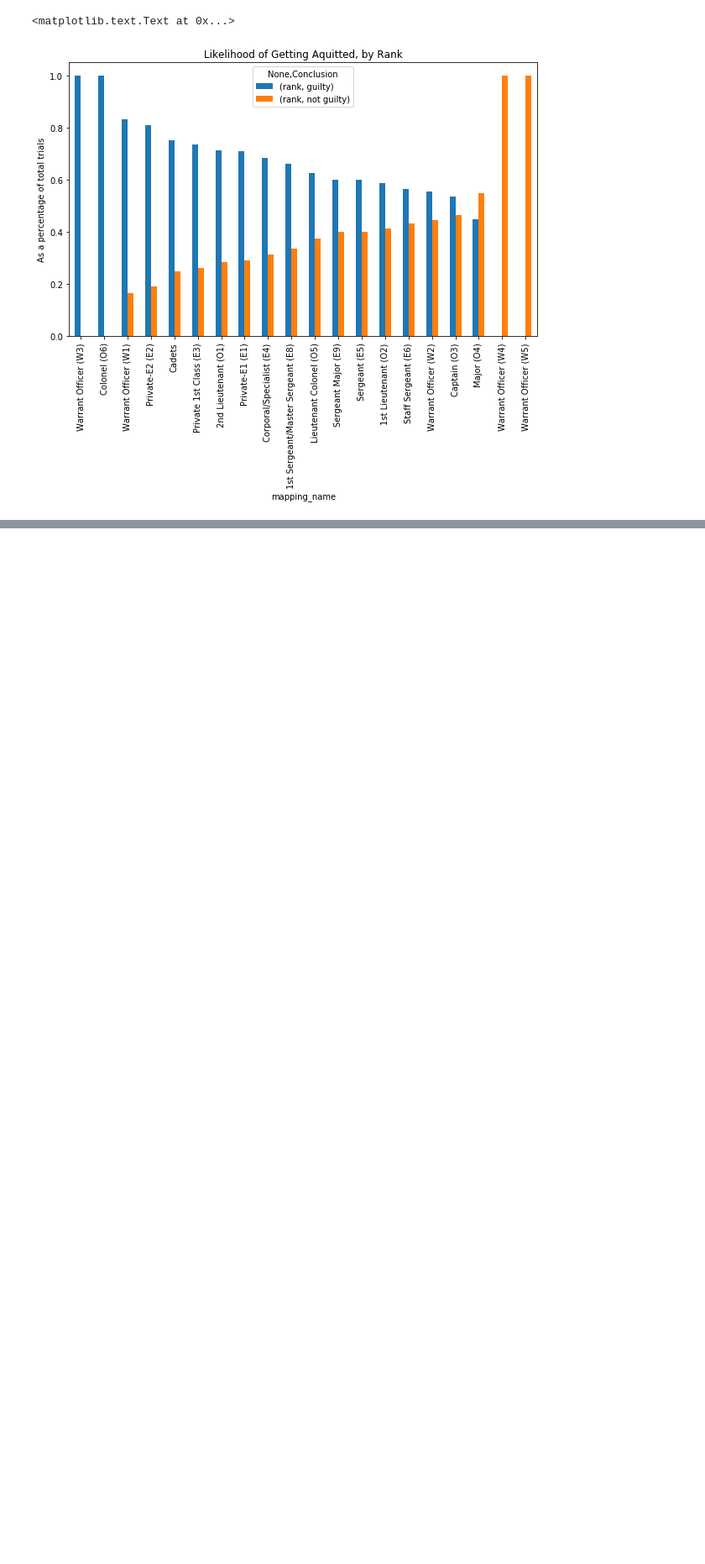
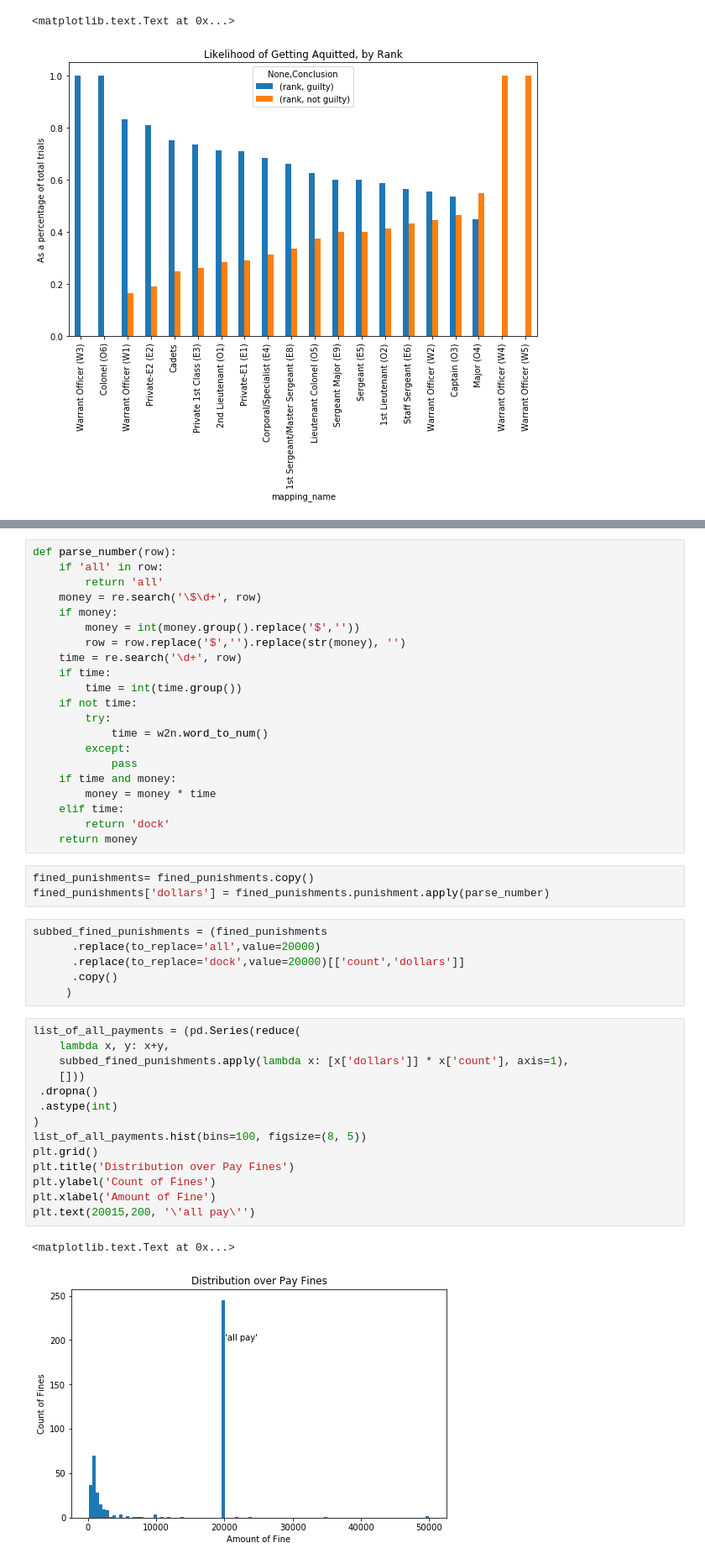
Before and after one commit to alex2awesome/armies-and-spies, a Jupyter notebook: notebooks/2018-01-28__analyze-army-data.ipynb, the cells around one changed output, grey strips where cells are left out. Shown at 84% size. Saved outputs shown, nothing was run; the diff lists cells and outputs as text; blank space fills up the shorter version.

```diff
--- a/notebooks/2018-01-28__analyze-army-data.ipynb
+++ b/notebooks/2018-01-28__analyze-army-data.ipynb
@@ -154,0 +227,47 @@ plt.title('Likelihood of Getting Aquitted, by Rank')
+# %%
+def parse_number(row):
+    if 'all' in row:
+        return 'all'
+    money = re.search('\$\d+', row)
+    if money:
+        money = int(money.group().replace('$',''))
+        row = row.replace('$','').replace(str(money), '')
+    time = re.search('\d+', row)
+    if time:
+        time = int(time.group())
+    if not time:
+        try:
+            time = w2n.word_to_num()
+        except:
+            pass
+    if time and money:
+        money = money * time
+    elif time:
+        return 'dock'
+    return money
+# %%
+fined_punishments= fined_punishments.copy()
+fined_punishments['dollars'] = fined_punishments.punishment.apply(parse_number)
+# %%
+subbed_fined_punishments = (fined_punishments
+      .replace(to_replace='all',value=20000)
+      .replace(to_replace='dock',value=20000)[['count','dollars']]
+      .copy()
+     )
+# %%
+list_of_all_payments = (pd.Series(reduce(
+    lambda x, y: x+y,
+    subbed_fined_punishments.apply(lambda x: [x['dollars']] * x['count'], axis=1),
+    []))
+ .dropna()
+ .astype(int)
+)
+list_of_all_payments.hist(bins=100, figsize=(8, 5))
+plt.grid()
+plt.title('Distribution over Pay Fines')
+plt.ylabel('Count of Fines')
+plt.xlabel('Amount of Fine')
+plt.text(20015,200, '\'all pay\'')
+# %% [output]
+<matplotlib.text.Text at 0x...>
+[figure, added]
```
Also changed, not shown: parts of 32 cells of this notebook.
